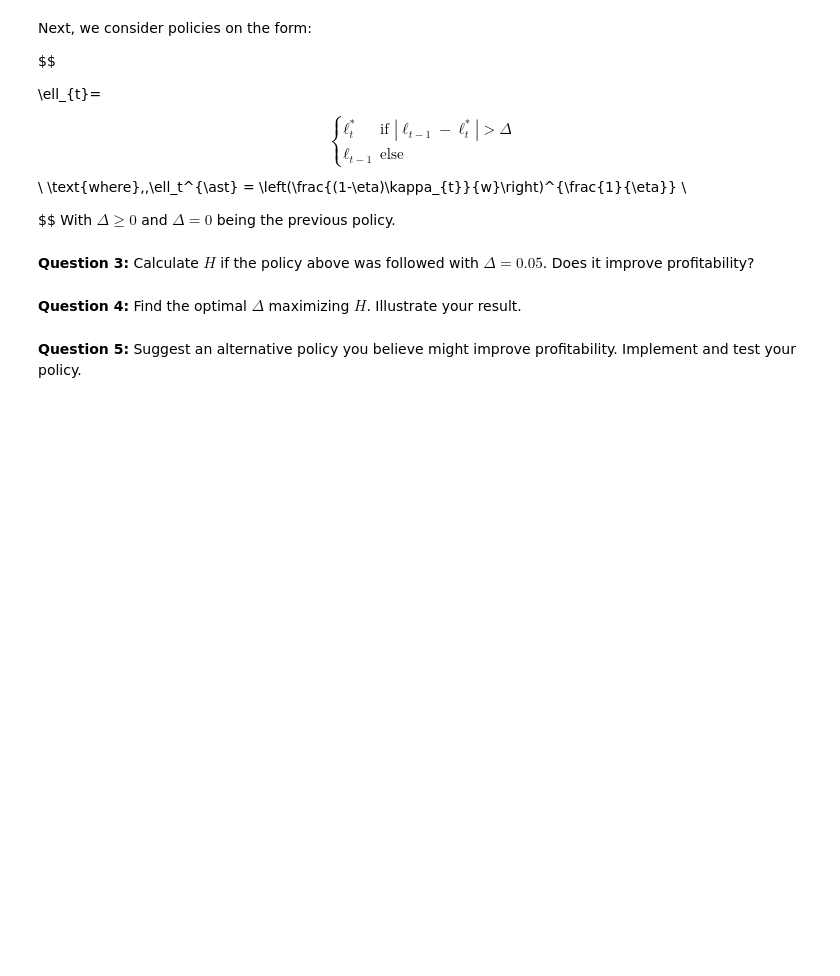
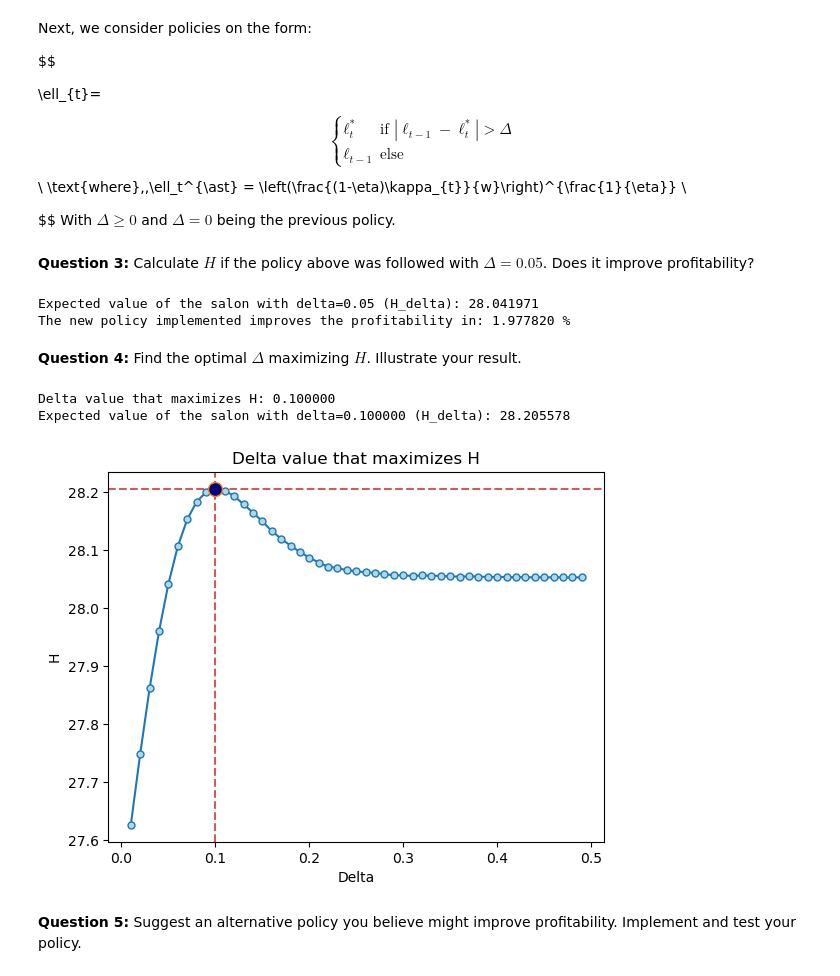
Before and after one commit to NumEconCopenhagen/projects-2023-latin-power, a Jupyter notebook: Exam/Exam-2023-notebook.ipynb, the cells around one changed output. Saved outputs shown, nothing was run; the diff lists cells and outputs as text; code cells hidden in the pictures; blank space fills up the shorter version.

```diff
--- a/Exam/Exam-2023-notebook.ipynb
+++ b/Exam/Exam-2023-notebook.ipynb
@@ -179,2 +249,29 @@ With $\Delta \geq 0$ and $\Delta = 0$ being the previous policy.
+# %%
+# To calculate the H with a Delta = 0.05 we have to re-define the function setted to find h.
+# We include the policy using the for-in and if-else tools
+def h_fun_delta(epsilon_series, delta):
+    l_ini = 0  # Initial value of l
+    h = 0  # we set an initial value of h=0 to start the iteration. It is just the initial value
+    for t in range(119): # Remember that we have to set in 119 since the zero is accounted as a first observation
+        k_log = np.exp(rho * np.log(k_ini) + epsilon_series[t]) # we set as a k_log to avoid confutions for the las k's estimated
+        l_star = ((1 - n) * k_log / w) ** (1 / n) # The same case as before
+        if t == 0:
+            l = l_star
+        else:
+            if abs(l - l_star) > delta:
+                l = l_star
+            else:
+                l = l_ini
+        h += R ** (-t) * (k_log * l ** (1 - n) - w * l - (l != l_ini) * iota)
+        l_ini = l
+    return h
+
+H_delta = np.mean([h_fun_delta(epsilon, 0.05) for epsilon in epsilon_series])
+print(f"Expected value of the salon with delta=0.05 (H_delta): {H_delta:.6f}")
+
+print(f"The new policy implemented improves the profitability in: {((H_delta/H)-1)*100:.6f} %")
+# %% [output]
+Expected value of the salon with delta=0.05 (H_delta): 28.041971
+The new policy implemented improves the profitability in: 1.977820 %
 # %% [markdown]
 **Question 4:** Find the optimal $\Delta$ maximizing $H$. Illustrate your result.
@@ -183,3 +278,34 @@ With $\Delta \geq 0$ and $\Delta = 0$ being the previous policy.
+# %%
+# First we make a set of values for Delta. The wider the set, the more accurate the approximation will be.
+delta_values = np.arange(0.01, 0.5, 0.01)
+max_H = -np.inf # This line is importante because by being initialized to the lowest value, we ensure that when the maximum value is calculated in the subsequent code, any other value will be greater than this initialized value
+max_delta = 0
+
+H_values = [] # This is the dictionary where we are gonna storage the values of H for each delta
+for delta in delta_values:
+    H_delta = np.mean([h_fun_delta(epsilon, delta) for epsilon in epsilon_series]) # We just use the function created in the last question
+    H_values.append(H_delta) # Here, we are saving the outputs
+    if H_delta > max_H:
+        max_H = H_delta
+        max_delta = delta
+
+print(f"Delta value that maximizes H: {max_delta:.6f}")
+print(f"Expected value of the salon with delta={max_delta:.6f} (H_delta): {max_H:.6f}")
+# %% [output]
+Delta value that maximizes H: 0.100000
+Expected value of the salon with delta=0.100000 (H_delta): 28.205578
+# %%
+# Here we just make the graph to ilustrate the answer obtained
+plt.axvline(x=max_delta, color='indianred', linestyle='--')
+plt.axhline(y=max_H, color='indianred', linestyle='--')
+plt.plot(delta_values, H_values, marker='o', markersize=5, markerfacecolor='lightblue')
+plt.plot(max_delta, max_H, marker='o', markersize=10, markerfacecolor='navy')
+plt.xlabel('Delta')
+plt.ylabel('H')
+plt.title('Delta value that maximizes H')
+plt.show()
+# %% [output]
+[figure, added]
 # %% [markdown]
 
 **Question 5:** Suggest an alternative policy you believe might improve profitability. Implement and test your policy.
```
Also changed, not shown: parts of 13 cells of this notebook.
